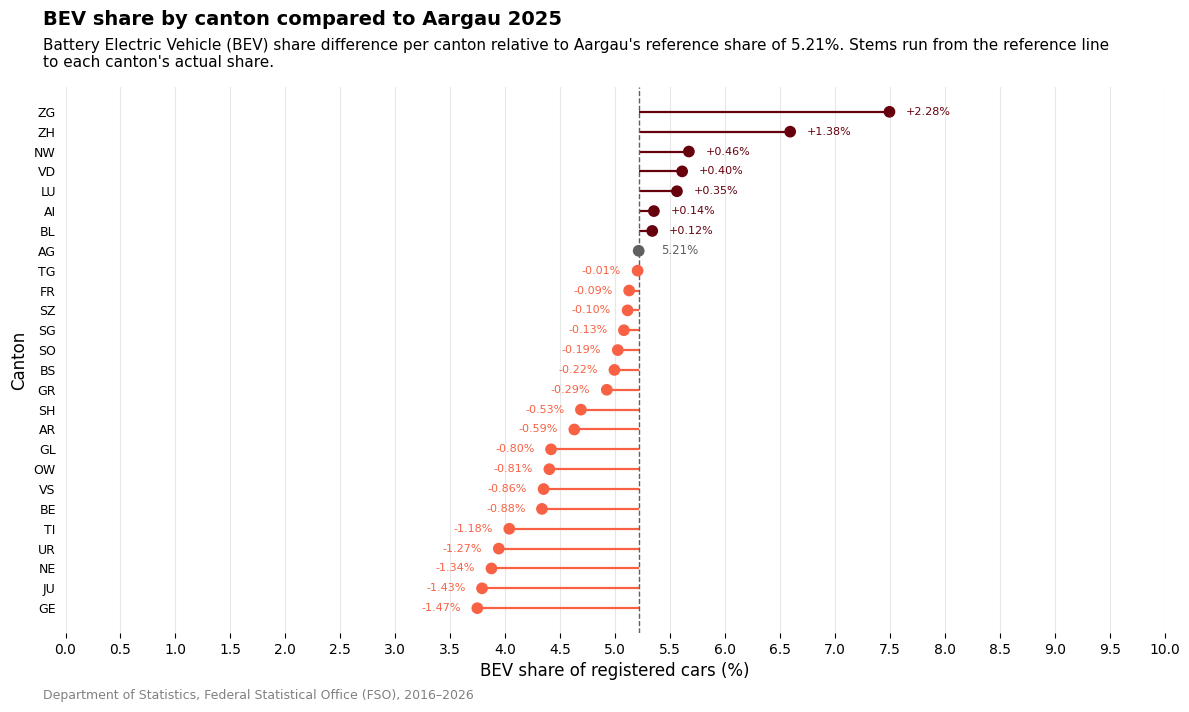
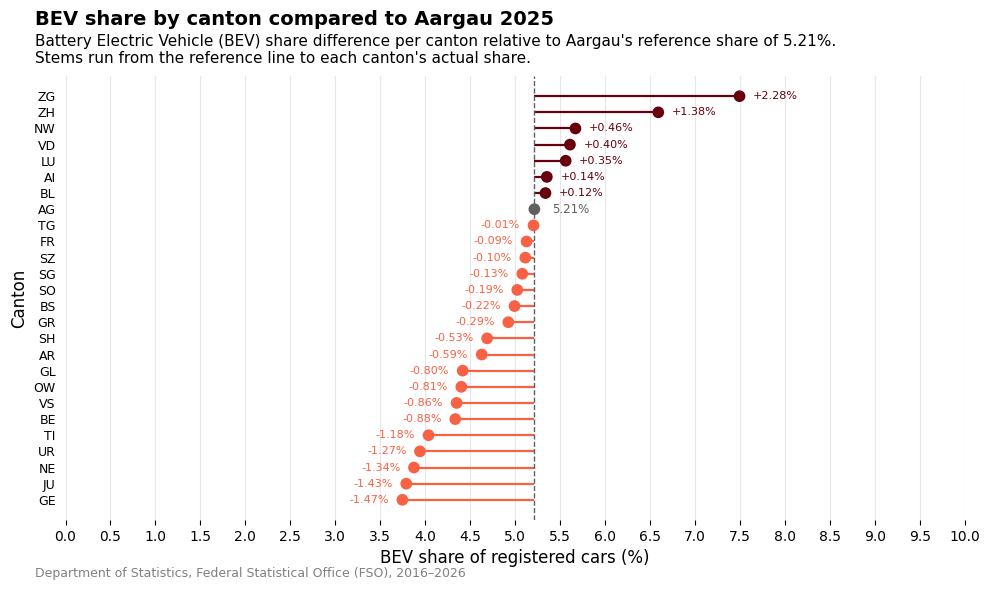
Unified diff of the notebook cell whose output changed from the first chart to the second:
--- before
+++ after
@@ -1,3 +1,3 @@
-fig, ax = plt.subplots(figsize=(figure_size[0] + 2, figure_size[1] + 1))
+fig, ax = plt.subplots(figsize=(figure_size))
 
 ax.hlines(y=y_pos, xmin=aargau_share, xmax=div_df["bev_share"],
@@ -43,5 +43,5 @@
 
 fig.text(s=f"BEV share by canton compared to Aargau {latest_year}", **title_cfg)
-fig.text(s=f"Battery Electric Vehicle (BEV) share difference per canton relative to Aargau's reference share of {aargau_share:.2f}%. Stems run from the reference line\nto each canton's actual share.",
+fig.text(s=f"Battery Electric Vehicle (BEV) share difference per canton relative to Aargau's reference share of {aargau_share:.2f}%. \nStems run from the reference line to each canton's actual share.",
          **subtitle_cfg)
 

Commit: commmit files and images needed for the delivery